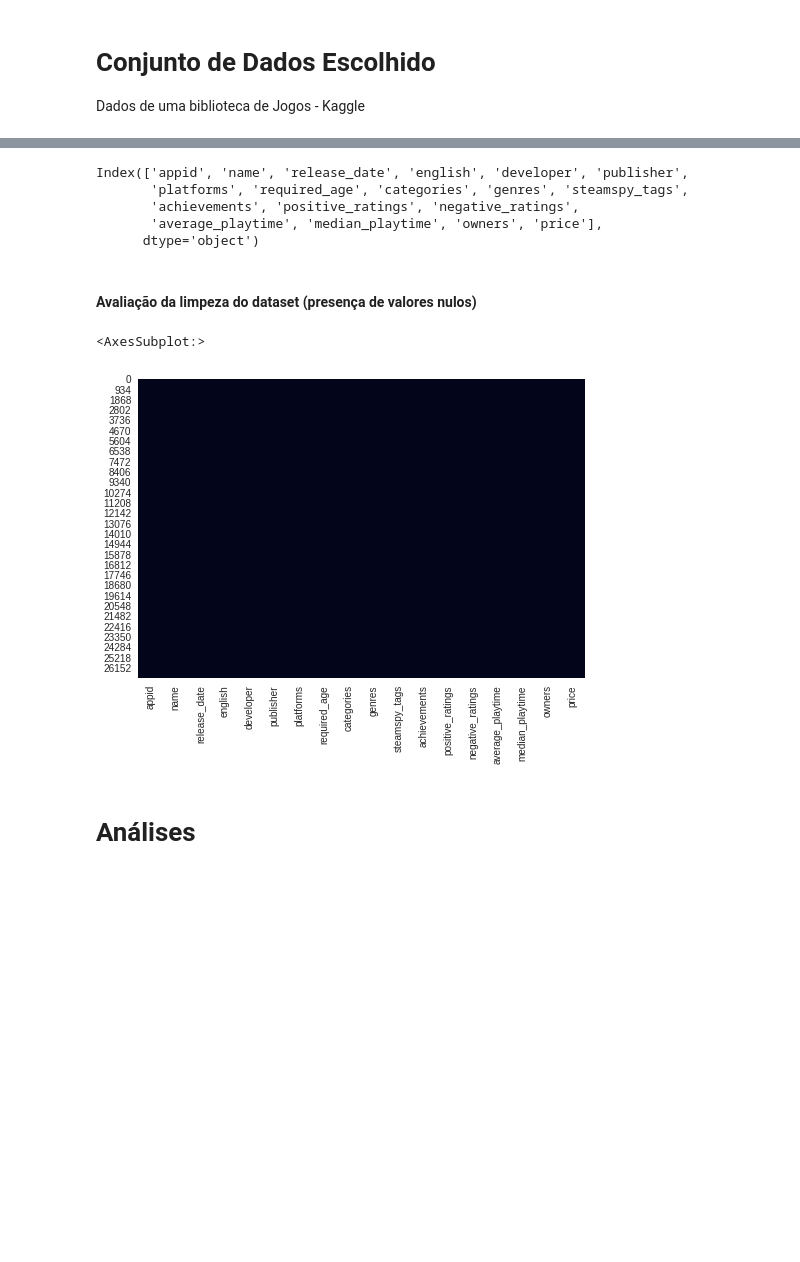
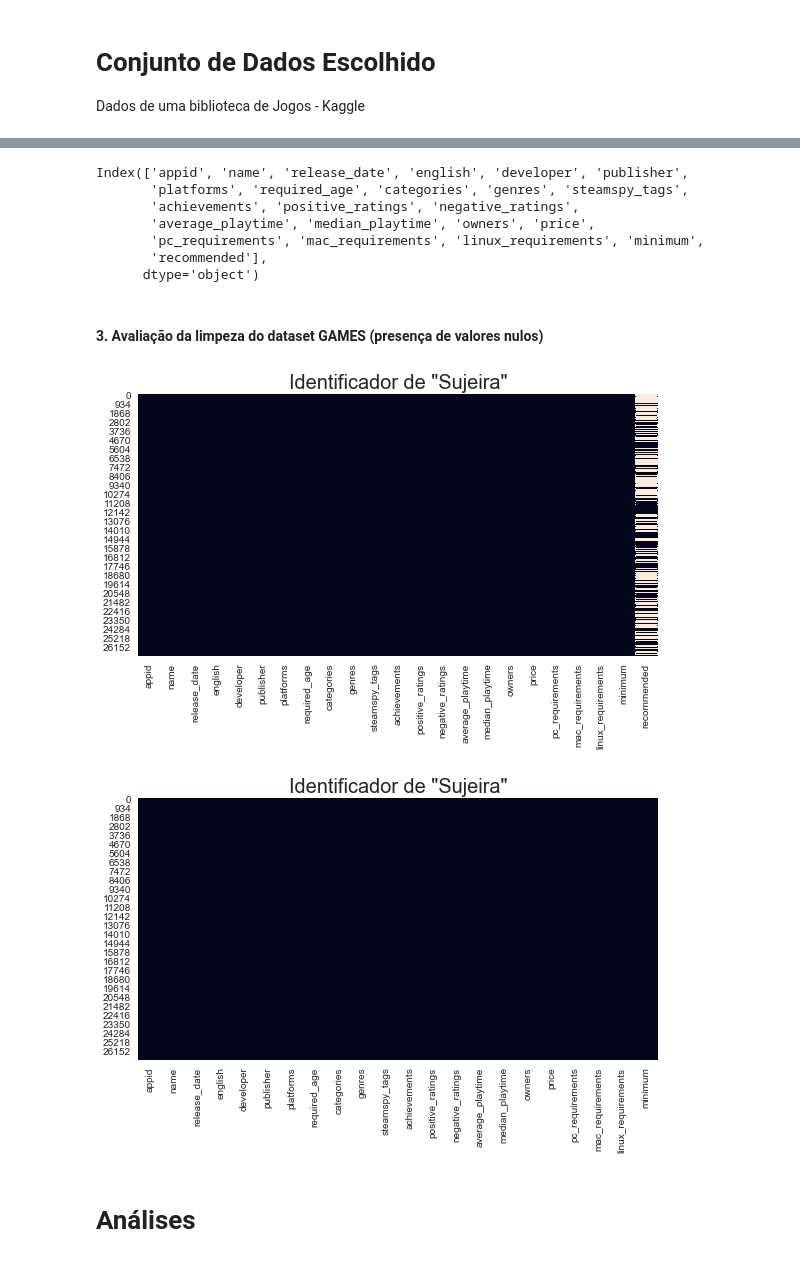
Before and after one commit to nickfsoares/Data_mining, a Jupyter notebook: 1_SteamStoreGames/SteamStoreGames.ipynb, the cells around one changed output, grey strips where cells are left out. Saved outputs shown, nothing was run; the diff lists cells and outputs as text; code cells hidden in the pictures; blank space fills up the shorter version.

```diff
--- a/1_SteamStoreGames/SteamStoreGames.ipynb
+++ b/1_SteamStoreGames/SteamStoreGames.ipynb
@@ -44,0 +86,4 @@ data
+# %%
+df_game_req = df_game_req.rename(columns={'steam_appid':'appid'})
+games = pd.merge(data,df_game_req)
+games = games[:27075]
@@ -45,19 +97,29 @@ data
 # %%
-data.columns
+games.columns
 # %% [output]
 Index(['appid', 'name', 'release_date', 'english', 'developer', 'publisher',
        'platforms', 'required_age', 'categories', 'genres', 'steamspy_tags',
        'achievements', 'positive_ratings', 'negative_ratings',
-       'average_playtime', 'median_playtime', 'owners', 'price'],
+       'average_playtime', 'median_playtime', 'owners', 'price',
+       'pc_requirements', 'mac_requirements', 'linux_requirements', 'minimum',
+       'recommended'],
       dtype='object')
 # %% [markdown]
-#### Avaliação da limpeza do dataset (presença de valores nulos)
+#### 3. Avaliação da limpeza do dataset GAMES (presença de valores nulos)
 # %%
-# Verificação se há  algum valor nulo seria denotado de branco na figura abaixo - Tudo ok !!
-plt.style.use("seaborn")
-sns.heatmap(data.isnull(), cbar =  False)
+# Verificação se há  algum valor nulo seria denotado de branco na figura abaixo - feature Recommended !!
+def sujo(data):
+    plt.style.use("seaborn")
+    sns.heatmap(data.isnull(), cbar =  False)
+    plt.title('Identificador de "Sujeira"',fontsize=20)
+    plt.tight_layout()
+    plt.show()
+sujo(games)
+#Uma possível solução seria ignorar completamente a coluna de Recomendação. - Tudo ok!!
+games = games.drop('recommended',axis=1)
+sujo(games)
 # %% [output]
-<AxesSubplot:>
-[figure, old version]
+[figure, new version]
+[figure, added]
 # %% [markdown]
 # Análises
```
Also changed, not shown: parts of 21 cells of this notebook.
